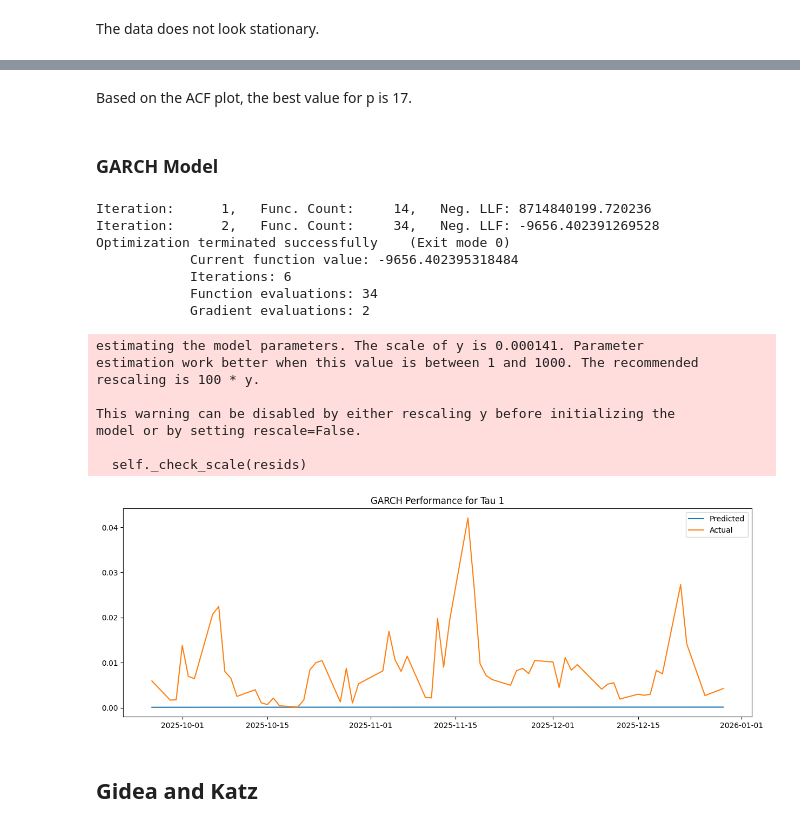
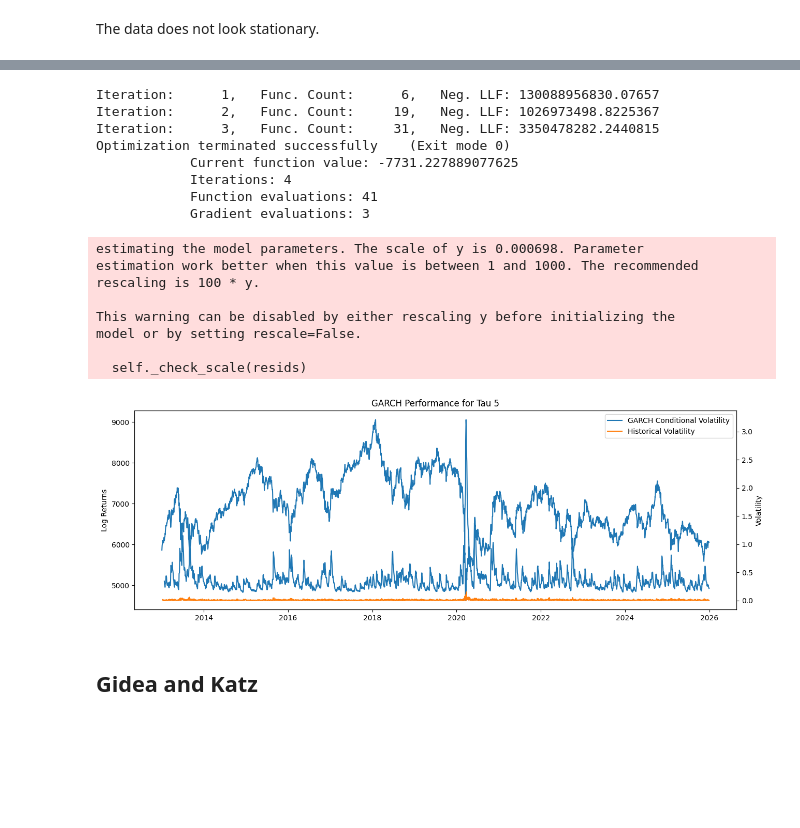
Before and after one commit to donnafaithhh/GARCH-PSEi, a Jupyter notebook: simulation.ipynb, the cells around one changed output, grey strips where cells are left out. Cells and saved outputs as stored; diff of their text form; code cells hidden in the pictures; blank space fills up the shorter version.

Commit message:
fixed GARCH

```diff
--- a/simulation.ipynb
+++ b/simulation.ipynb
@@ -122,24 +122,7 @@ plt.show()
 The data does not look stationary.
 # %%
 # get log returns
-tau_val = 1
+tau_val = 5
 log_returns = np.log(pse_data['PSEI.PS']).diff(tau_val).dropna()
 simple_returns = 100 * pse_data.pct_change().dropna()
 pse_data_volatility = log_returns.rolling(window=2).std()
-
-# checking for stationarity
-p_value = 0.05
-adf_res = adfuller(log_returns)[1]
-kpss_res = kpss(log_returns)[1]
-
-print("ADF Result:", "Stationary" if adf_res < p_value else "Not Stationary")
-print("KPSS Result:", "Stationary" if kpss_res > p_value else "Not Stationary")
-
-# plotting
-plt.figure(figsize=(15, 5))
-plt.plot(simple_returns, label='Simple Returns')
-plt.plot(log_returns, label=f'Log Returns at Tau {tau_val}')
-plt.title(f"Time Series Data\nADF p-value: {adf_res:.4f}, KPSS p-value: {kpss_res:.4f}")
-plt.grid(True)
-plt.legend()
-plt.show()
@@ -209,20 +156,17 @@ acf_res = plot_acf(train)
-# %% [markdown]
-Based on the ACF plot, the best value for p is 17.
-# %% [markdown]
-### GARCH Model
 # %%
 # creating the model
-model = arch_model(train, p=2, q=8)
+model = arch_model(log_returns, p=1, q=1, hold_back=10)
 model_fit = model.fit()
 # %% [output]
-Iteration:      1,   Func. Count:     14,   Neg. LLF: 8714840199.720236
-Iteration:      2,   Func. Count:     34,   Neg. LLF: -9656.402391269528
+Iteration:      1,   Func. Count:      6,   Neg. LLF: 130088956830.07657
+Iteration:      2,   Func. Count:     19,   Neg. LLF: 1026973498.8225367
+Iteration:      3,   Func. Count:     31,   Neg. LLF: 3350478282.2440815
 Optimization terminated successfully    (Exit mode 0)
-            Current function value: -9656.402395318484
-            Iterations: 6
-            Function evaluations: 34
-            Gradient evaluations: 2
+            Current function value: -7731.227889077625
+            Iterations: 4
+            Function evaluations: 41
+            Gradient evaluations: 3
-estimating the model parameters. The scale of y is 0.000141. Parameter
+estimating the model parameters. The scale of y is 0.000698. Parameter
 estimation work better when this value is between 1 and 1000. The recommended
 rescaling is 100 * y.
 
@@ -238,13 +177,24 @@ preds = pd.Series(preds, index=log_returns[-test_size:].index)
-# %%
-# plotting
-plt.figure(figsize=(15, 5))
-plt.plot(preds, label='Predicted')
-plt.plot(pse_data_volatility[-test_size:], label='Actual')
-plt.title(F'GARCH Performance for Tau {tau_val}')
-plt.legend()
-plt.show()
-# %% [output]
-[figure, removed]
+# %%
+# predictions
+cond_vol = np.sqrt(250.)*model_fit.conditional_volatility
+
+# plotting
+plt.figure(figsize=(15, 5))
+
+ax1 = plt.gca()
+ax1.plot(pse_data, label='PSE')
+ax1.set_ylabel('Log Returns')
+
+ax2 = ax1.twinx()
+ax2.plot(cond_vol, label='GARCH Conditional Volatility')
+ax2.plot(pse_data_volatility, label='Historical Volatility')
+ax2.set_ylabel('Volatility')
+
+plt.title(F'GARCH Performance for Tau {tau_val}')
+plt.legend()
+plt.show()
+# %% [output]
+[figure, added]
 # %% [markdown]
 ## Gidea and Katz
 # %% [markdown]
```
Also changed, not shown: parts of 14 cells of this notebook.
